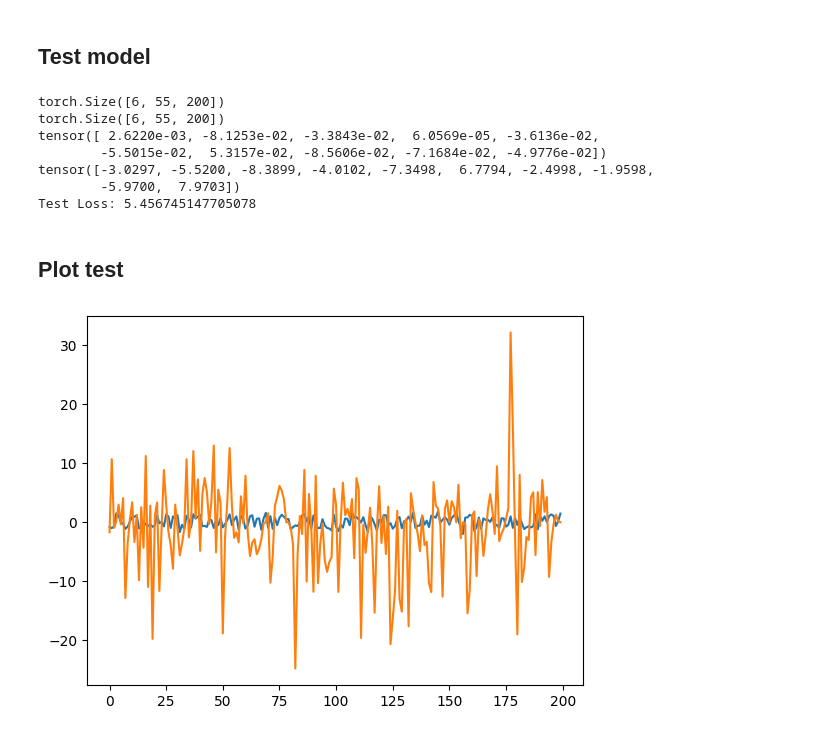
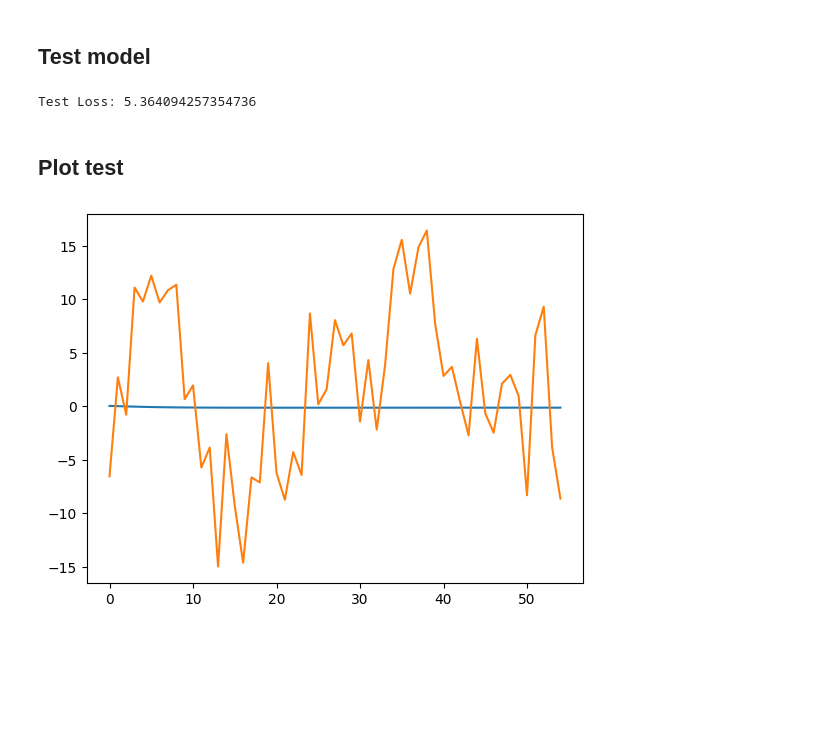
Before and after one commit to LucasTexier/Optiver_challenge, a Jupyter notebook: Optiver_challenge.ipynb, the cells around one changed output. Saved outputs shown, nothing was run; the diff lists cells and outputs as text; code cells hidden in the pictures; blank space fills up the shorter version.

```diff
--- a/Optiver_challenge.ipynb
+++ b/Optiver_challenge.ipynb
@@ -335,7 +336,6 @@ for i in range(len(dates_groupes)):
 for i in range(len(dates_groupes)):
     for seconds in range(len(dates_groupes[i])):
         dates_groupes[i][seconds].insert(0,seconds*10)
-        dates_groupes[i][seconds].insert(1,i%5)
 # %% [markdown]
 dates_groupes -> shape(481,55,2600)
 * 481 -> number of dates
@@ -348,19 +410,21 @@ target -> shape(481,55,200)
 # %%
-import torch
-import torch.nn as nn
-import torch.optim as optim
-
 class MyLSTM(nn.Module):
     def __init__(self, input_size, hidden_size, output_size,num_layers):
         super(MyLSTM, self).__init__()
         self.hidden_size = hidden_size
         self.lstm = nn.LSTM(input_size, hidden_size, batch_first=True, num_layers= num_layers)
         self.fc = nn.Linear(hidden_size, output_size)
+        #self.atten1 = Attention(hidden_size, batch_first=True)
+        self.num_layers = num_layers
 
     def forward(self, x):
         batch_size, seq_len, input_size = x.size()
-        h0 = torch.zeros(num_layers, batch_size, self.hidden_size).to(x.device)
-        c0 = torch.zeros(num_layers, batch_size, self.hidden_size).to(x.device)
+        h0 = torch.zeros(self.num_layers, batch_size, self.hidden_size).to(x.device)
+        c0 = torch.zeros(self.num_layers, batch_size, self.hidden_size).to(x.device)
+
         out, _ = self.lstm(x, (h0, c0))
+        #print('lstm output ' ,out.shape)
+        #out, _ = self.atten1(out)
+        #print('attention output ',out.shape)
         out = self.fc(out)
         return out
@@ -367,13 +433,13 @@ class MyLSTM(nn.Module):
 # %%
 vector_size = len(dates_groupes[0][0])
 
-input_data = torch.tensor(np.array(dates_groupes[470:]),dtype=torch.float32)
-output_labels = torch.tensor(np.array(target[470:]),dtype=torch.float32)
-
+input_data = torch.tensor(np.array(dates_groupes[:470]),dtype=torch.float32)
+output_labels = torch.tensor(np.array(target[:470]),dtype=torch.float32)
+#print(input_data.size())
 input_size = vector_size
-hidden_size = 300
+hidden_size = 150
 output_size = 200
-num_layers = 20
+num_layers = 5
 
 
 model = MyLSTM(input_size, hidden_size, output_size,num_layers)
@@ -388,9 +454,9 @@ device = torch.device("cuda" if torch.cuda.is_available() else "cpu")
 model.to(device)
 input_data = input_data.to(device)
 output_labels = output_labels.to(device)
-
-epochs = 10
-print(len(input_data))
+#print(input_data.shape)
+epochs = 100
+#print(len(input_data))
 for epoch in range(epochs):
     model.train()
     running_loss = 0.0
@@ -398,6 +464,7 @@ for epoch in range(epochs):
     optimizer.zero_grad()
     outputs = model(input_data)
     #print(outputs.size())
+    #print(output_labels.size())
     loss = criterion(outputs, output_labels)
     loss.backward()
     optimizer.step()
@@ -429,30 +502,21 @@ model.eval()
 # Calculate predictions on the test data
 with torch.no_grad():
     test_outputs = model(test_input_data)
-    print(test_outputs.size())
-    print(test_output_labels.size())
-# Calculate loss on the test data
+
 criterion = nn.L1Loss()
 test_loss = criterion(test_outputs, test_output_labels)
-print(test_outputs[0][0][:10])
-print(test_output_labels[0][0][:10])
+
 print(f"Test Loss: {test_loss.item()}")
 # %% [output]
-torch.Size([6, 55, 200])
-torch.Size([6, 55, 200])
-tensor([ 2.6220e-03, -8.1253e-02, -3.3843e-02,  6.0569e-05, -3.6136e-02,
-        -5.5015e-02,  5.3157e-02, -8.5606e-02, -7.1684e-02, -4.9776e-02])
-tensor([-3.0297, -5.5200, -8.3899, -4.0102, -7.3498,  6.7794, -2.4998, -1.9598,
-        -5.9700,  7.9703])
-Test Loss: 5.456745147705078
+Test Loss: 5.364094257354736
 # %% [markdown]
 ## Plot test
 # %%
-Y1 = test_outputs[0][:][14]
-Y2 = test_output_labels[0][:][14]
+Y1 = [row[2] for row in test_outputs[2]]
+Y2 = [row[2] for row in test_output_labels[2]]
 
 plt.plot(Y1)
 plt.plot(Y2)
 plt.show()
 # %% [output]
-[figure, old version]
+[figure, new version]
```
Also changed, not shown: parts of 15 cells of this notebook.
